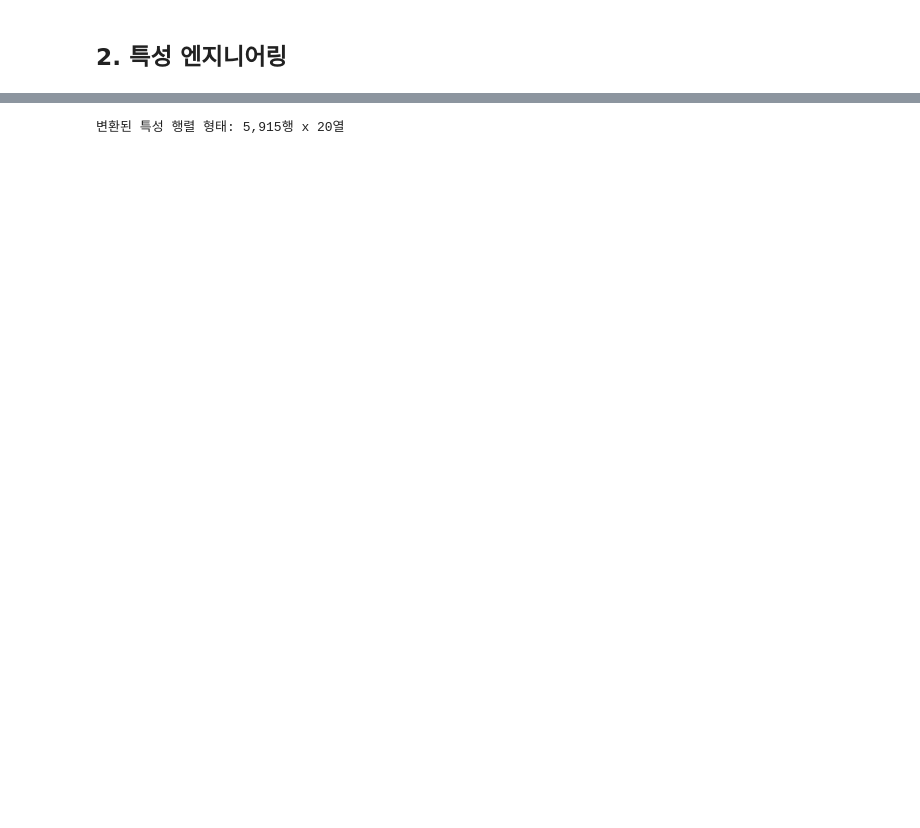
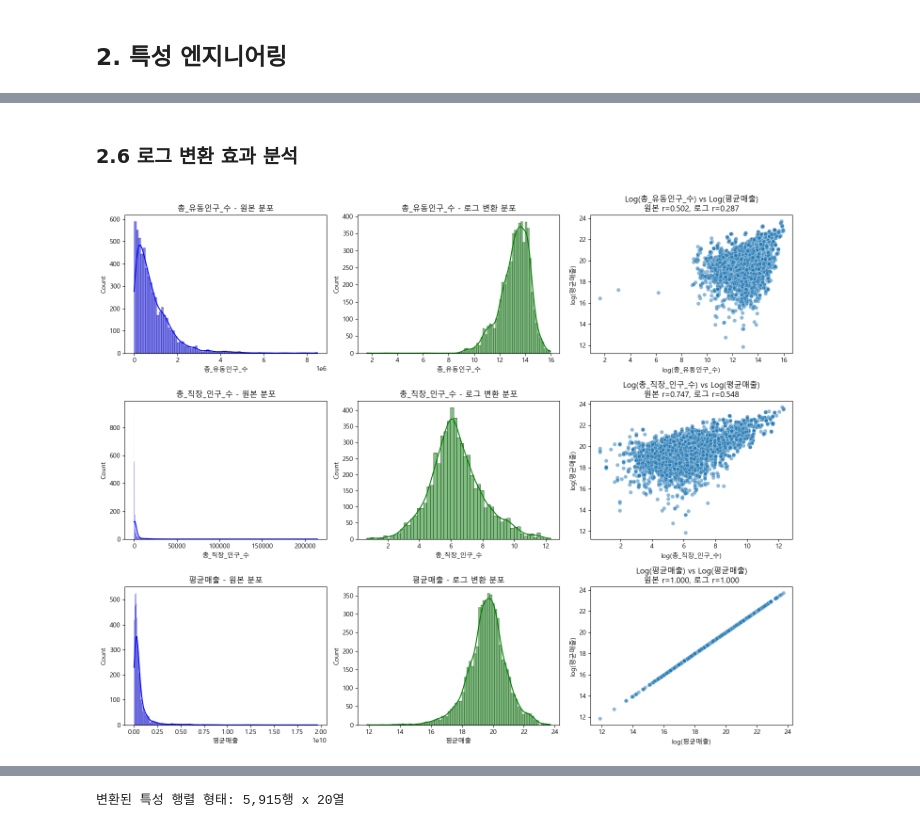
Before and after one commit to itsjulianjeong/supervised_team_project, a Jupyter notebook: seoul_restaurant_sales_prediction_refactored.ipynb, the cells around one changed output, grey strips where cells are left out. Drawn from its saved outputs; the diff is of its cells as text; code cells hidden in the pictures; blank space fills up the shorter version.

```diff
--- a/seoul_restaurant_sales_prediction_refactored.ipynb
+++ b/seoul_restaurant_sales_prediction_refactored.ipynb
@@ -585,0 +531,42 @@ print(f"- 타겟 변수: {target_variable[0]}")
+# %% [markdown]
+### 2.6 로그 변환 효과 분석
+# %%
+# 주요 특성들에 대한 로그 변환 전/후 비교 시각화
+plt.figure(figsize=(15, 12))
+
+# 변환 대상 특성 선택
+transformation_features = ['총_유동인구_수', '총_직장_인구_수', '평균매출']
+
+for i, feature in enumerate(transformation_features):
+    # 1. 원본 데이터 분포
+    plt.subplot(len(transformation_features), 3, i*3+1)
+    sns.histplot(feature_engineering_df[feature], kde=True, color='blue')
+    plt.title(f'{feature} - 원본 분포')
+
+    # 2. 로그 변환 분포
+    plt.subplot(len(transformation_features), 3, i*3+2)
+    log_data = np.log1p(feature_engineering_df[feature])
+    sns.histplot(log_data, kde=True, color='green')
+    plt.title(f'{feature} - 로그 변환 분포')
+
+    # 3. 변환 전후 타겟 상관관계 비교
+    plt.subplot(len(transformation_features), 3, i*3+3)
+
+    # 원본 데이터 상관계수 계산
+    orig_corr = feature_engineering_df[feature].corr(feature_engineering_df['평균매출'])
+    # 로그 변환 데이터 상관계수 계산
+    log_corr = np.log1p(feature_engineering_df[feature]).corr(np.log1p(feature_engineering_df['평균매출']))
+
+    # 로그-로그 스케일 산점도 (일반적으로 더 선형적 관계를 보임)
+    sns.scatterplot(x=np.log1p(feature_engineering_df[feature]),
+                   y=np.log1p(feature_engineering_df['평균매출']),
+                   alpha=0.5)
+    plt.title(f'Log({feature}) vs Log(평균매출)\n원본 r={orig_corr:.3f}, 로그 r={log_corr:.3f}')
+    plt.xlabel(f'log({feature})')
+    plt.ylabel('log(평균매출)')
+
+plt.tight_layout()
+plt.savefig('plots/log_transformation_effect.png', dpi=300, bbox_inches='tight')
+plt.show()
+# %% [output]
+[figure, added]
```
Also changed, not shown: parts of 102 cells of this notebook.
